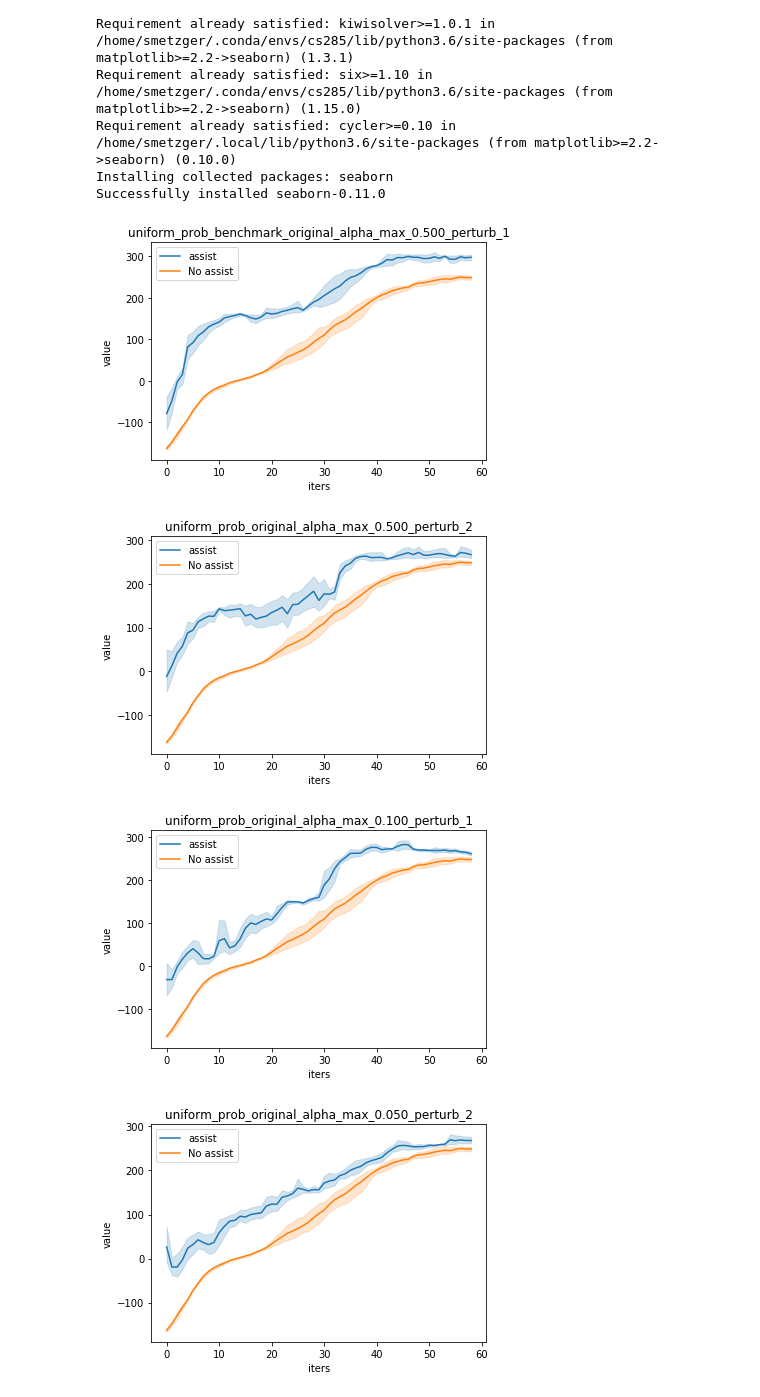
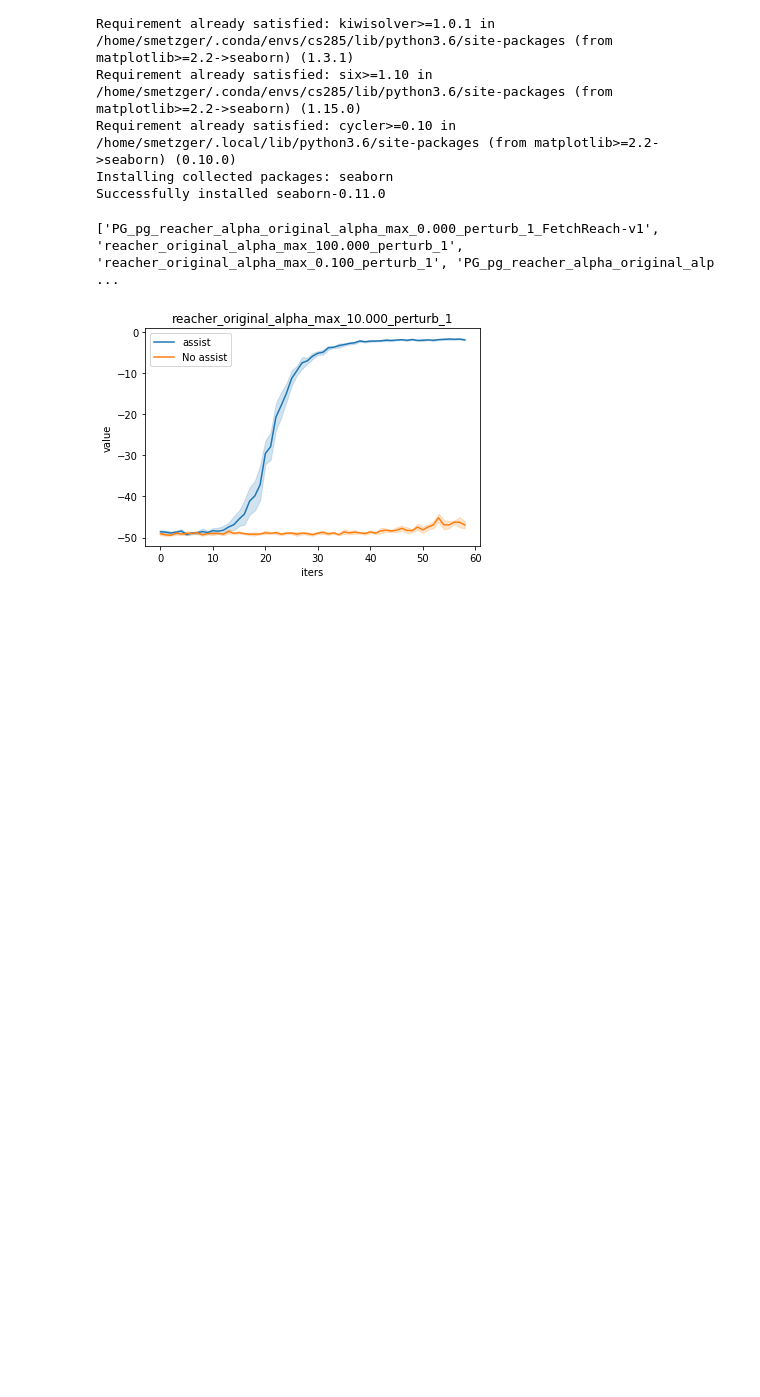
Before and after one commit to sean-metzger/deeprl_finalproj, a Jupyter notebook: load_runs.ipynb, the cells around one changed output. Cells and saved outputs as stored; diff of their text form; code cells hidden in the pictures; blank space fills up the shorter version.

```diff
--- a/load_runs.ipynb
+++ b/load_runs.ipynb
@@ -16,7 +16,8 @@ Requirement already satisfied: cycler>=0.10 in /home/smetzger/.local/lib/python3
 Installing collected packages: seaborn
 Successfully installed seaborn-0.11.0
 # %%
-def prod_plots(name1, key='eval_rew_mean'):
+def prod_plots(name1, key='eval_rew_mean',
+               baseline='uniform_prob_benchmark_original_alpha_max_0.000_perturb_59'):
     from ray.tune import Analysis
     import pandas as pd
     import seaborn as sns
@@ -25,7 +26,7 @@ def prod_plots(name1, key='eval_rew_mean'):
     df = analysis.dataframe()
     import matplotlib.pyplot as plt
     lossG = [df[key].tolist() for df in list(analysis.trial_dataframes.values())]
-
+#     print(lossG)
 
     iters = []
     val = []
@@ -39,14 +40,14 @@ def prod_plots(name1, key='eval_rew_mean'):
     for iters in range(59):
         cols = res.loc[res['iters']==iters]
         cols = cols.sort_values(by='value', ascending=False)
-        dfs.append(cols.iloc[:5])
+        dfs.append(cols.iloc[:-8])
 
     res_final = pd.concat(dfs, axis=0)
     res_final
 
     from ray.tune import Analysis
     # analysis = Analysis('/home/smetzger/ray_results/uniform_prob_original_alpha_max_0.020_perturb_2')
-    analysis = Analysis('/home/smetzger/ray_results/uniform_prob_benchmark_original_alpha_max_0.000_perturb_59')#pbt_alphavar_2_random_alpha_max_0.100)
+    analysis = Analysis('/home/smetzger/ray_results/' + baseline)#pbt_alphavar_2_random_alpha_max_0.100)
 
     df = analysis.dataframe()
 
@@ -68,7 +69,7 @@ def prod_plots(name1, key='eval_rew_mean'):
     for iters in range(59):
         cols = res2.loc[res2['iters']==iters]
         cols = cols.sort_values(by='value', ascending=False)
-        dfs.append(cols.iloc[:5])
+        dfs.append(cols.iloc[:-8])
 
     res2_final = pd.concat(dfs, axis=0)
     sns.lineplot(x='iters', y='value', data=res_final, label='assist')
@@ -82,8 +79,19 @@ r = [r for r in runs if 'uniform' in r]
+# %%
+import os
+runs = os.listdir('/home/smetzger/ray_results')
+r = [r for r in runs if 'uniform' in r]
+r = [r for r in runs if 'loguni' in r]
+# r = [r for r in runs if 'ddpg' in r]
+r = [r for r in runs if 'pg_alpha' in r]
+r = [r for r in runs if 'ddpg' in r]
+r = [r for r in runs if 'reacher' in r]
+print(r)
+# %% [output]
+['PG_pg_reacher_alpha_original_alpha_max_0.000_perturb_1_FetchReach-v1', 'reacher_original_alpha_max_100.000_perturb_1', 'reacher_original_alpha_max_0.100_perturb_1', 'PG_pg_reacher_alpha_original_alp ...
 # %%
+# REACHER WITH PPO
+r = ['reacher_original_alpha_max_10.000_perturb_1']
 for rr in r:
-    prod_plots(rr, key='episode_reward_mean')
+    prod_plots(rr, key='eval_rew_mean', baseline='reacher_baseline_original_alpha_max_0.000_perturb_1')
 # %% [output]
-[figure, old version]
+[figure, new version]
-[figure, removed]
-[figure, removed]
-[figure, removed]
```
Also changed, not shown: parts of 5 cells of this notebook, 10 other files.
